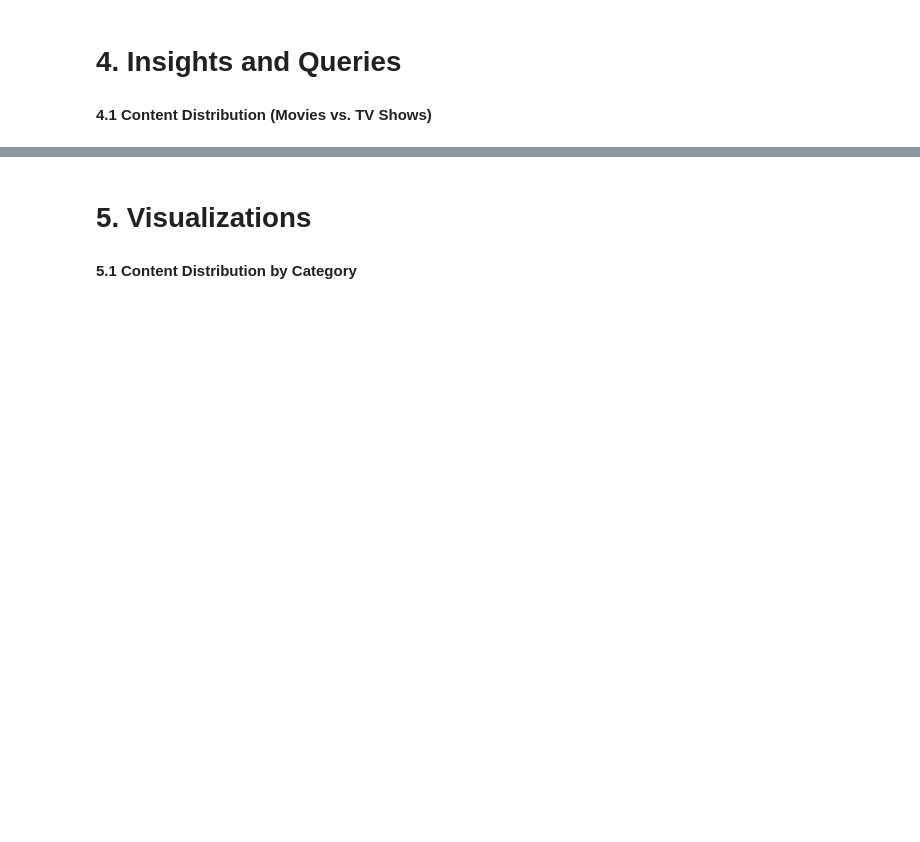
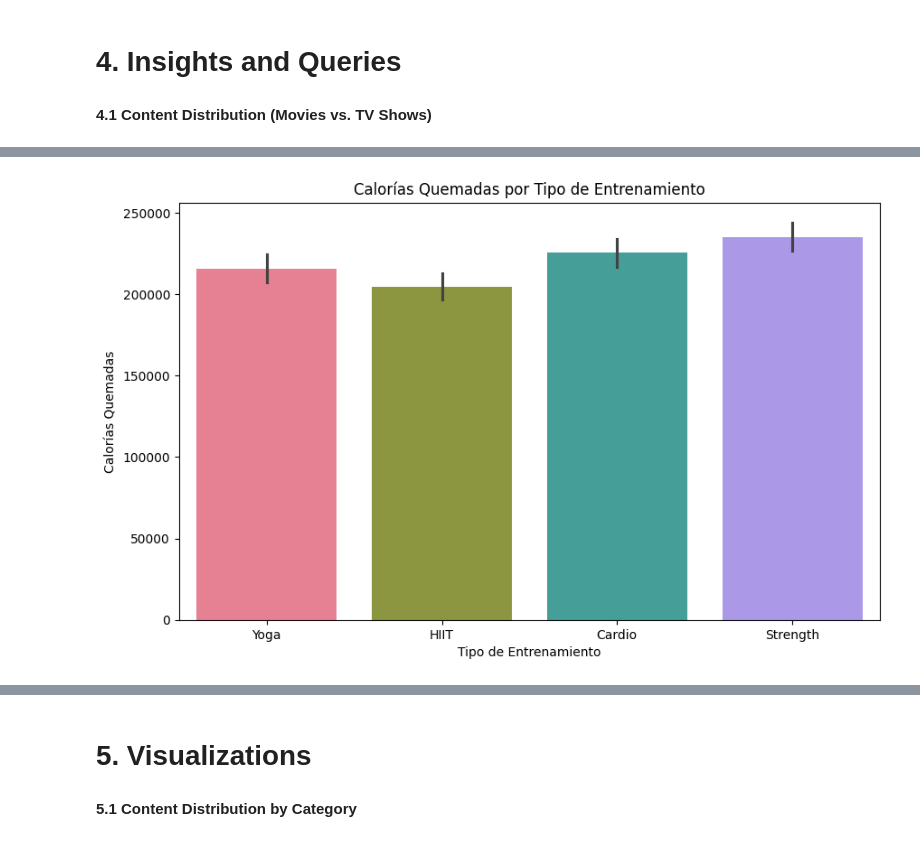
Before and after one commit to leandruko/Proyectos-DA, a Jupyter notebook: Proyecto-1/Project1.ipynb, the cells around one changed output, grey strips where cells are left out. Saved outputs shown, nothing was run; the diff lists cells and outputs as text; code cells hidden in the pictures; blank space fills up the shorter version.

```diff
--- a/Proyecto-1/Project1.ipynb
+++ b/Proyecto-1/Project1.ipynb
@@ -383,0 +315,9 @@ Passing `palette` without assigning `hue` is deprecated and will be removed in v
+# %%
+plt.figure(figsize=(10, 6))
+sns.barplot(x='Workout_Type', y='Calories_Burned', data=df, estimator=sum, palette='husl')
+plt.title("Calorías Quemadas por Tipo de Entrenamiento")
+plt.xlabel("Tipo de Entrenamiento")
+plt.ylabel("Calorías Quemadas")
+plt.show()
+# %% [output]
+[figure, added]
```
Also changed, not shown: parts of 28 cells of this notebook.
